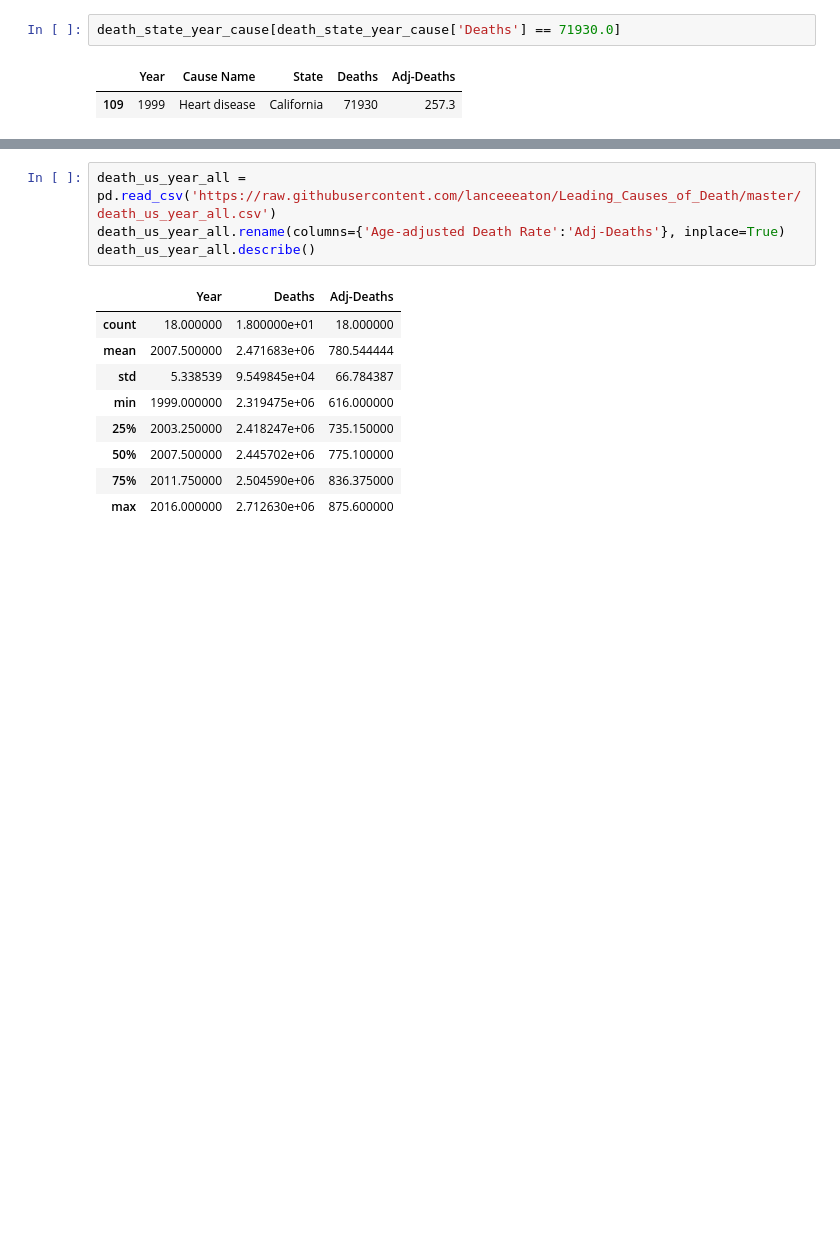
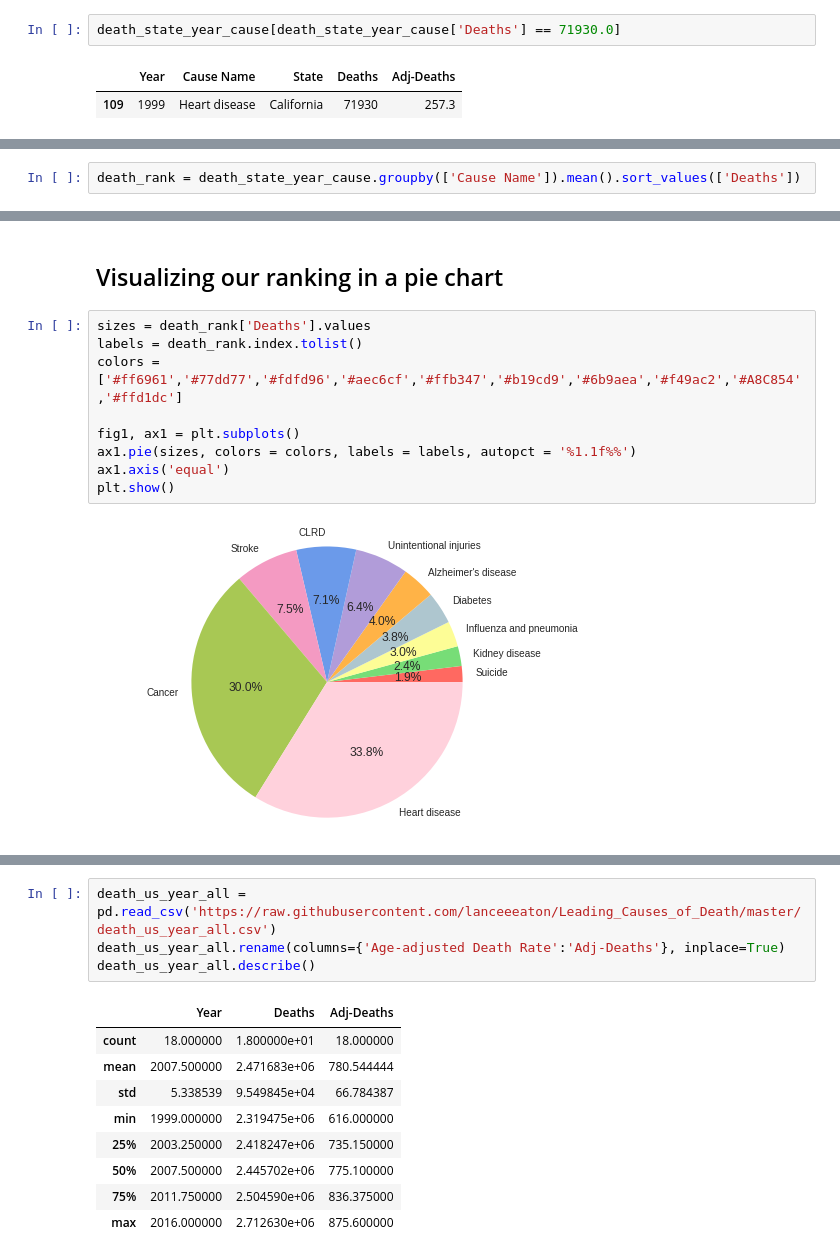
Before and after one commit to lanceeeaton/Leading_Causes_of_Death, a Jupyter notebook: Leading_Causes_of_Death.ipynb, the cells around one changed output, grey strips where cells are left out. Cells and saved outputs as stored; diff of their text form; blank space fills up the shorter version.

```diff
--- a/Leading_Causes_of_Death.ipynb
+++ b/Leading_Causes_of_Death.ipynb
@@ -49,0 +51,2 @@ death_state_year_cause.head()
+# %%
+death_rank = death_state_year_cause.groupby(['Cause Name']).mean().sort_values(['Deaths'])
@@ -49,0 +83,13 @@ death_state_year_cause.head()
+# %% [markdown]
+## Visualizing our ranking in a pie chart
+# %%
+sizes = death_rank['Deaths'].values
+labels = death_rank.index.tolist()
+colors = ['#ff6961','#77dd77','#fdfd96','#aec6cf','#ffb347','#b19cd9','#6b9aea','#f49ac2','#A8C854','#ffd1dc']
+
+fig1, ax1 = plt.subplots()
+ax1.pie(sizes, colors = colors, labels = labels, autopct = '%1.1f%%')
+ax1.axis('equal')
+plt.show()
+# %% [output]
+[figure, added]
```
Also changed, not shown: parts of 21 cells of this notebook.
